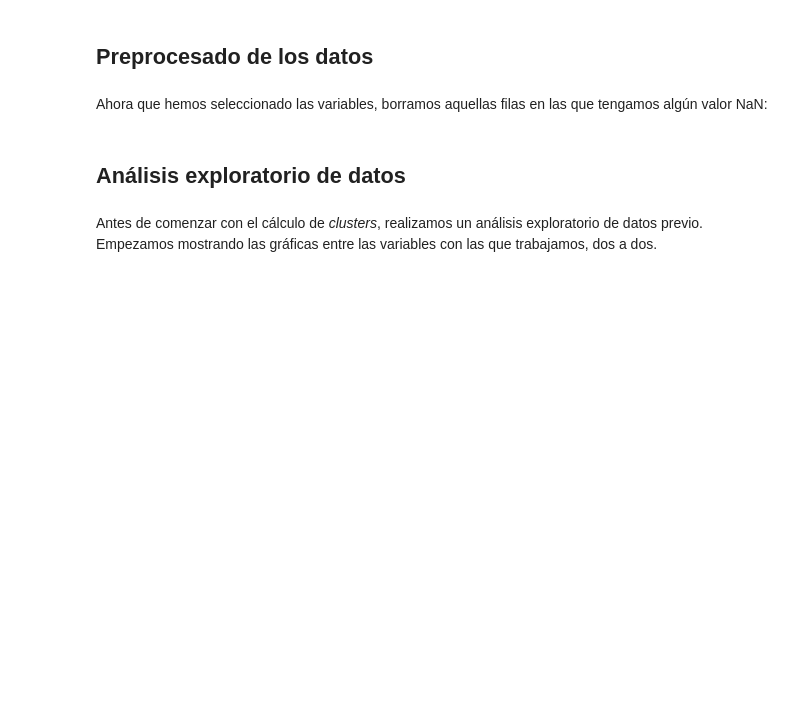
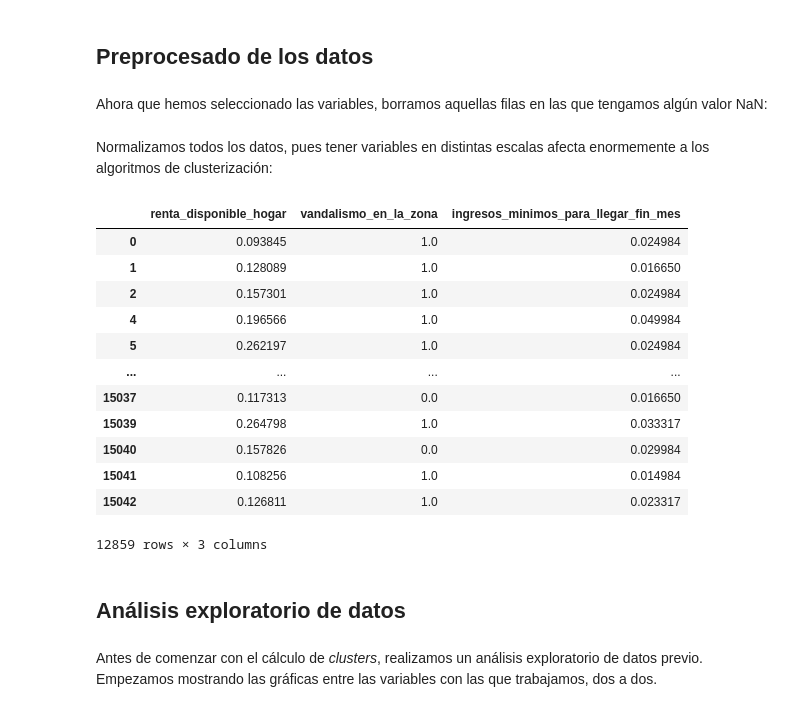
Before and after one commit to SergioQuijanoRey/PracticasInteligenciaNegocio, a Jupyter notebook: Práctica 2/Casos de estudio.ipynb, the cells around one changed output. Cells and saved outputs as stored; diff of their text form; code cells hidden in the pictures; blank space fills up the shorter version.

```diff
--- a/Práctica 2/Casos de estudio.ipynb
+++ b/Práctica 2/Casos de estudio.ipynb
@@ -466,6 +485,25 @@ df_first = df_first.rename(columns = {
 Ahora que hemos seleccionado las variables, borramos aquellas filas en las que tengamos algún valor NaN:
 # %%
 df_first = df_first.dropna()
+# %% [markdown]
+Normalizamos todos los datos, pues tener variables en distintas escalas afecta enormemente a los algoritmos de clusterización:
+# %%
+df_first = normalize_dataframe(df_first)
+df_first
+# %% [output]
+|  | renta_disponible_hogar | vandalismo_en_la_zona | ingresos_minimos_para_llegar_fin_mes |
+| 0 | 0.093845 | 1.0 | 0.024984 |
+| 1 | 0.128089 | 1.0 | 0.016650 |
+| 2 | 0.157301 | 1.0 | 0.024984 |
+| 4 | 0.196566 | 1.0 | 0.049984 |
+| 5 | 0.262197 | 1.0 | 0.024984 |
+| ... | ... | ... | ... |
+| 15037 | 0.117313 | 0.0 | 0.016650 |
+| 15039 | 0.264798 | 1.0 | 0.033317 |
+| 15040 | 0.157826 | 0.0 | 0.029984 |
+| 15041 | 0.108256 | 1.0 | 0.014984 |
+| 15042 | 0.126811 | 1.0 | 0.023317 |
+12859 rows × 3 columns
 # %% [markdown]
 ## Análisis exploratorio de datos
 # %% [markdown]
```
Also changed, not shown: parts of 21 cells of this notebook.
